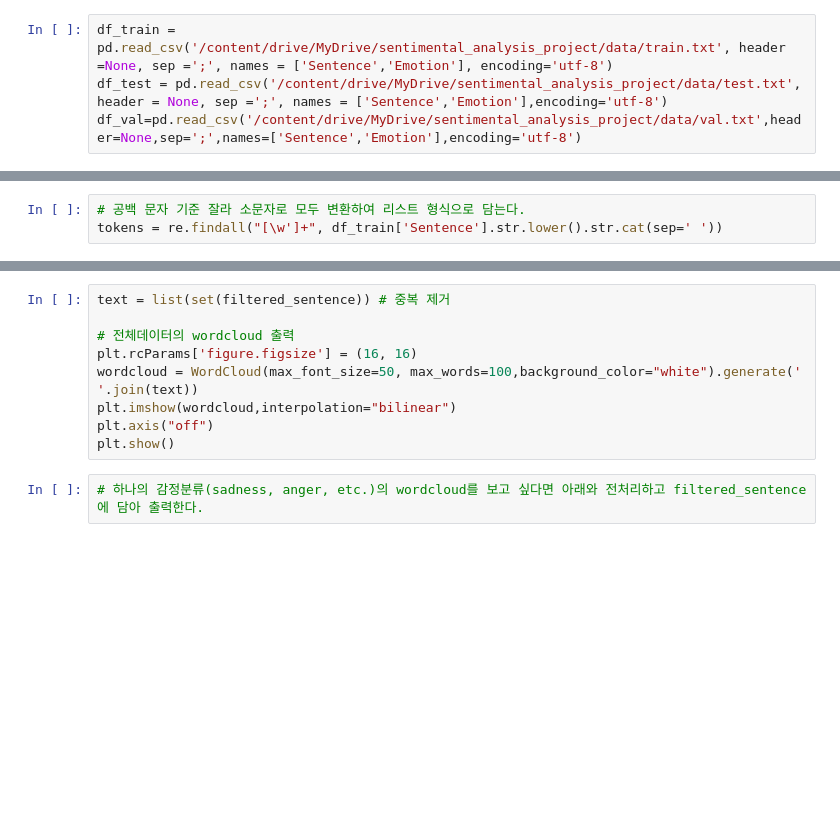
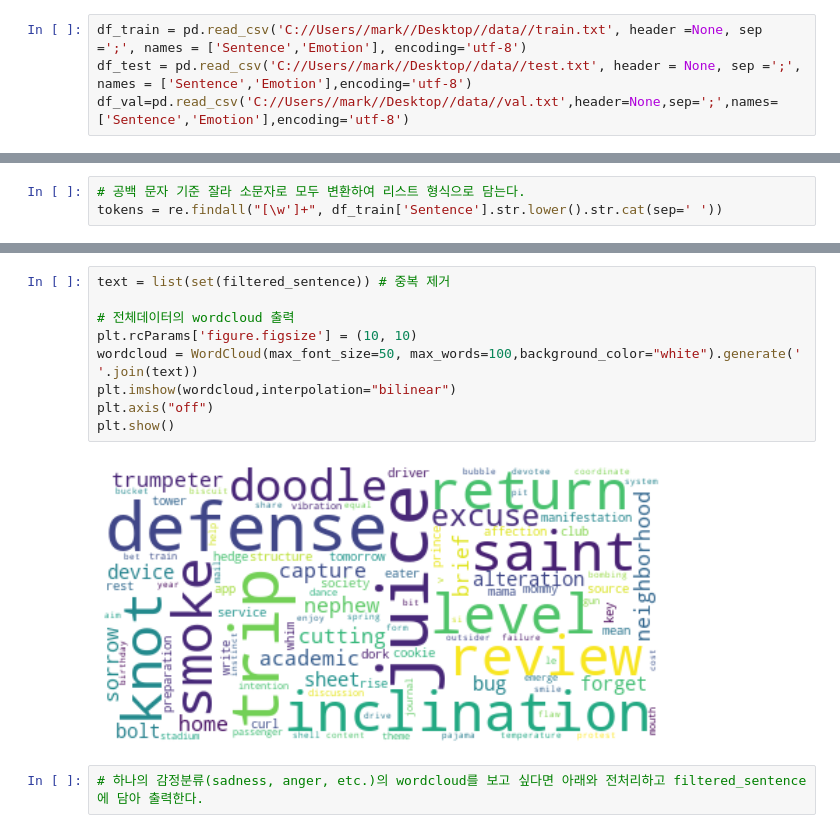
Before and after one commit to JuheePak/machine_translation, a Jupyter notebook: src/sentimental_analysis.ipynb, the cells around one changed output, grey strips where cells are left out. Drawn from its saved outputs; the diff is of its cells as text; blank space fills up the shorter version.

Commit message:
Update sentimental_analysis

```diff
--- a/src/sentimental_analysis.ipynb
+++ b/src/sentimental_analysis.ipynb
@@ -13,8 +13,8 @@ from keras.utils import to_categorical
 import matplotlib.pyplot as plt
 from sklearn.metrics import classification_report
 # %%
-df_train = pd.read_csv('/content/drive/MyDrive/sentimental_analysis_project/data/train.txt', header =None, sep =';', names = ['Sentence','Emotion'], encoding='utf-8')
-df_test = pd.read_csv('/content/drive/MyDrive/sentimental_analysis_project/data/test.txt', header = None, sep =';', names = ['Sentence','Emotion'],encoding='utf-8')
-df_val=pd.read_csv('/content/drive/MyDrive/sentimental_analysis_project/data/val.txt',header=None,sep=';',names=['Sentence','Emotion'],encoding='utf-8')
+df_train = pd.read_csv('C://Users//mark//Desktop//data//train.txt', header =None, sep =';', names = ['Sentence','Emotion'], encoding='utf-8')
+df_test = pd.read_csv('C://Users//mark//Desktop//data//test.txt', header = None, sep =';', names = ['Sentence','Emotion'],encoding='utf-8')
+df_val=pd.read_csv('C://Users//mark//Desktop//data//val.txt',header=None,sep=';',names=['Sentence','Emotion'],encoding='utf-8')
 # %%
 df_train.info()
@@ -52,12 +76,14 @@ filtered_sentence=[word for word in tokens if word not in en_stops]
 # %%
 text = list(set(filtered_sentence)) # 중복 제거
 
 # 전체데이터의 wordcloud 출력
-plt.rcParams['figure.figsize'] = (16, 16)
+plt.rcParams['figure.figsize'] = (10, 10)
 wordcloud = WordCloud(max_font_size=50, max_words=100,background_color="white").generate(' '.join(text))
 plt.imshow(wordcloud,interpolation="bilinear")
 plt.axis("off")
 plt.show()
+# %% [output]
+[figure, added]
 # %%
 # 하나의 감정분류(sadness, anger, etc.)의 wordcloud를 보고 싶다면 아래와 전처리하고 filtered_sentence에 담아 출력한다.
 # %%
```
Also changed, not shown: parts of 22 cells of this notebook.
